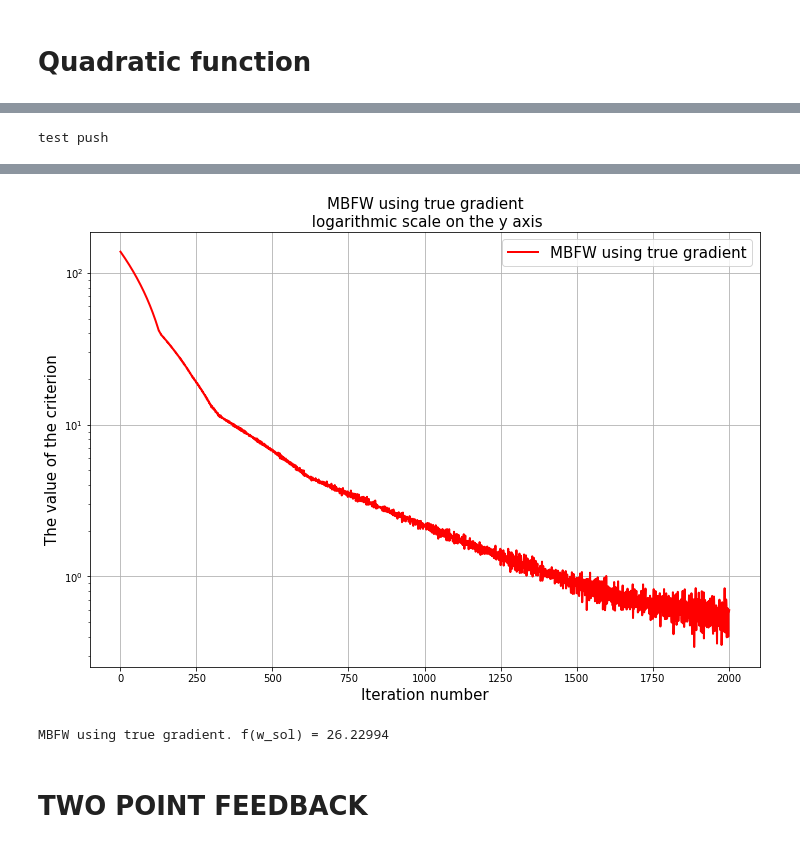
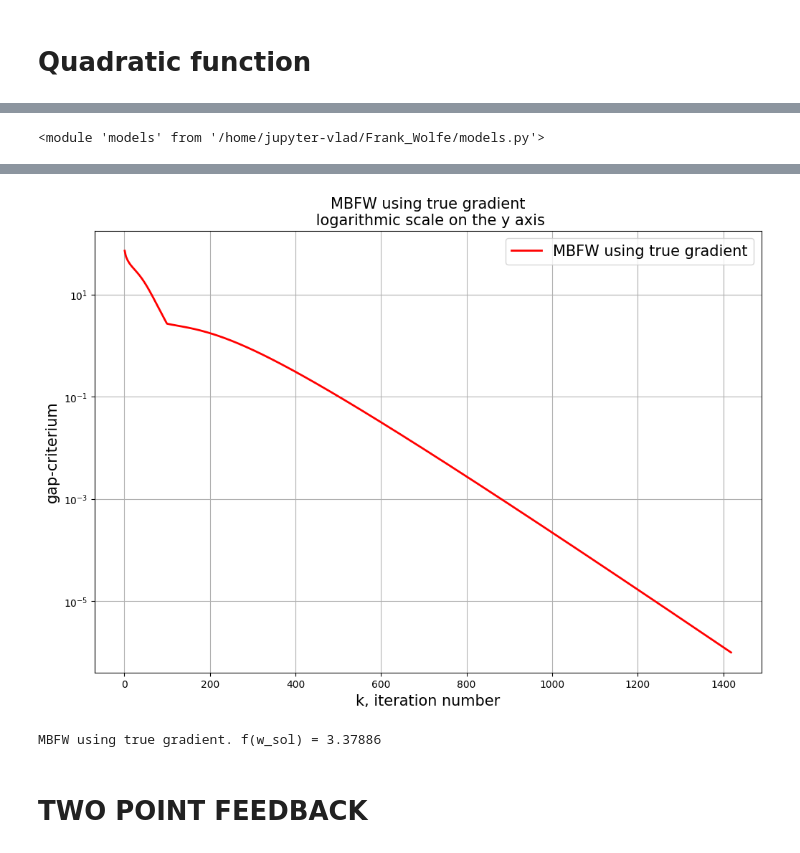
Before and after one commit to minashkinvladislav/Frank_Wolfe, a Jupyter notebook: first_experiment.ipynb, the cells around one changed output, grey strips where cells are left out. Drawn from its saved outputs; the diff is of its cells as text; code cells hidden in the pictures.

```diff
--- a/first_experiment.ipynb
+++ b/first_experiment.ipynb
@@ -24,7 +25,14 @@ Unpacking objects: 100% (48/48), 60.14 KiB | 1.13 MiB/s, done.
-# %%
-print("test push")
-# %% [output]
-test push
+# %%
+# Using models from Jupyter Lab
+import numpy as np
+from scipy.optimize import fmin_cobyla
+from matplotlib import pylab as plt
+
+import models
+from importlib import reload
+reload(models)
+# %% [output]
+<module 'models' from '/home/jupyter-vlad/Frank_Wolfe/models.py'>
 # %%
 def f(x, args):
     np.random.seed(args['seed'])
@@ -39,7 +47,7 @@ args['d'] = 10
 args['mu'] = 1
 args['L'] = 1000
 args['func'] = f
-args['seed'] = 18
+args['seed'] = 1818
 
 args['A'] = models.generate_A(args['d'], args['mu'],
                               args['L'], args['seed'])
@@ -55,25 +63,29 @@ args['gamma'] = 1e-6
 # %%
 # для зеркального спуска будем брать постоянный шаг 1/L
 def const_gamma(k, func, nabla_f, x_curr, x_sol, args):
     return 1. / args['L']
 
 def momentum_k(k, f, nabla_f, x_k, x_sol, args):
     return k/(k+1)
 
-Gradient_Descent = models.GradientDescent(f, nabla_f_true, x_0=w_0, max_steps=2000,
+Gradient_Descent = models.GradientDescent(f, nabla_f_true, x_0=w_0, max_steps=10**4,
                                           gamma_k=const_gamma, args=args,
-                                          criterium='gap', use_mbfw=True, momentum_k=momentum_k)
-w_sol, errors_true, _ = Gradient_Descent.search()
+                                          criterium='gap', use_mirror=True, momentum_k=momentum_k)
+w_sol_true, errors_true, _ = Gradient_Descent.search()
 itrerations_true = [range(1, len(errors_true) + 1)]
+R_0 = f(w_0, args) - f(w_sol_true, args)
 errors_true = [errors_true]
 labels_true = ["MBFW using true gradient"]
 title = "MBFW using true gradient"
-models.make_err_plot(itrerations_true, errors_true, labels_true, title, markers=[None]*100)
-print("MBFW using true gradient. f(w_sol) = %.5f" % f(w_sol, args))
+y_label = r'gap-criterium'
+
+models.make_err_plot(itrerations_true, errors_true, labels_true,
+                     title, markers=[None]*100, y_label=y_label)
+print("MBFW using true gradient. f(w_sol) = %.5f" % f(w_sol_true, args))
 # %% [output]
 [interactive output not drawn]
-[figure, old version]
+[figure, new version]
-MBFW using true gradient. f(w_sol) = 26.22994
+MBFW using true gradient. f(w_sol) = 3.37886
 # %% [markdown]
 # TWO POINT FEEDBACK
 # %% [markdown]
```
Also changed, not shown: parts of 19 cells of this notebook, 1 other file.
